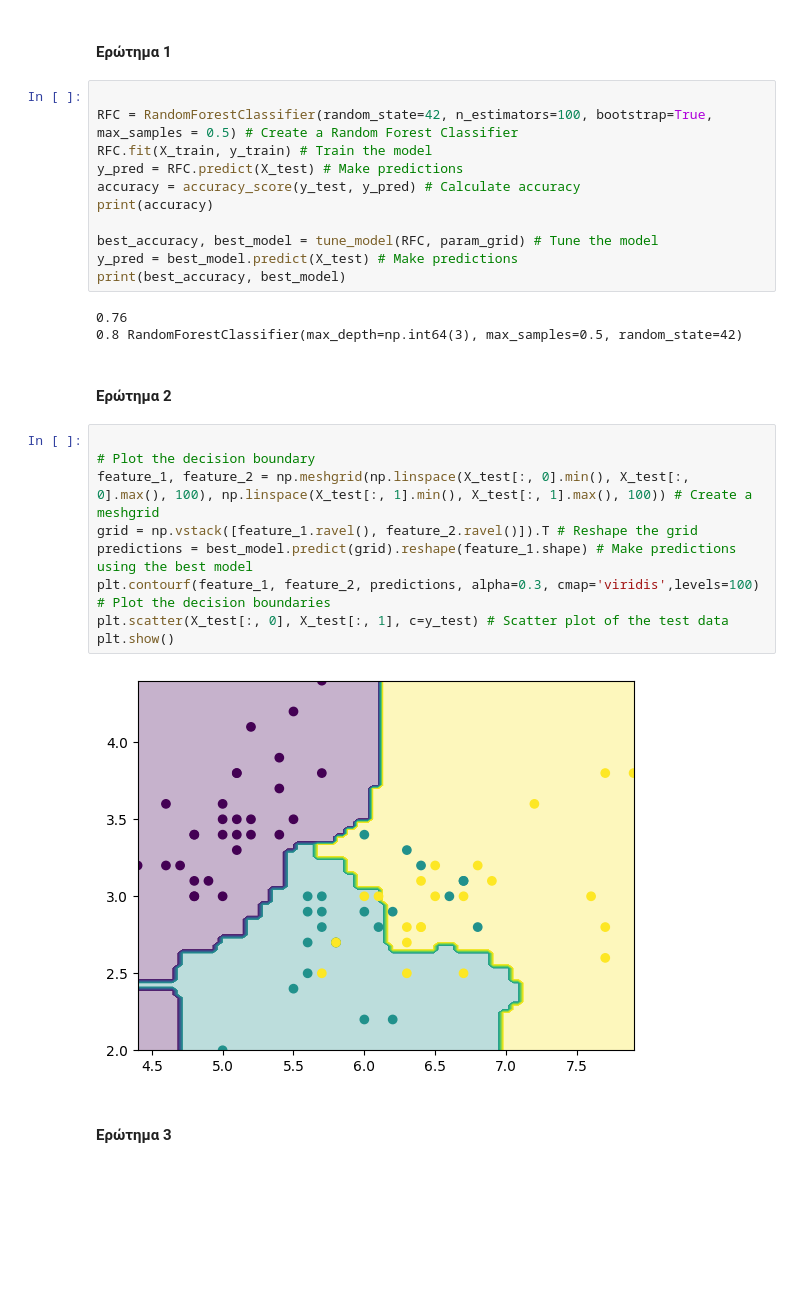
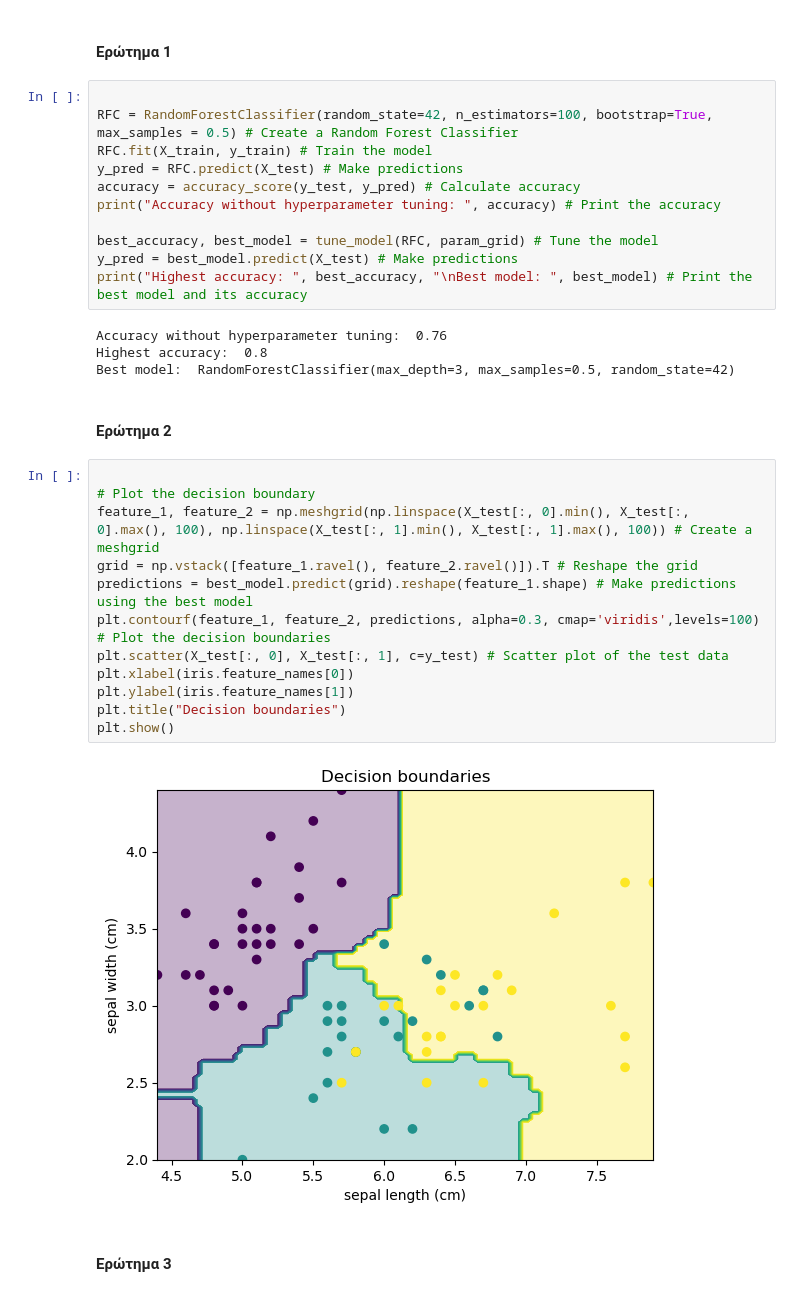
Before and after one commit to bilonio/ProjectML, a Jupyter notebook: Team30-AC.ipynb, the cells around one changed output. Cells and saved outputs as stored; diff of their text form; blank space fills up the shorter version.

```diff
--- a/Team30-AC.ipynb
+++ b/Team30-AC.ipynb
@@ -345,26 +349,30 @@ RFC = RandomForestClassifier(random_state=42, n_estimators=100, bootstrap=True,
 RFC.fit(X_train, y_train) # Train the model
 y_pred = RFC.predict(X_test) # Make predictions
 accuracy = accuracy_score(y_test, y_pred) # Calculate accuracy
-print(accuracy)
+print("Accuracy without hyperparameter tuning: ", accuracy) # Print the accuracy
 
 best_accuracy, best_model = tune_model(RFC, param_grid) # Tune the model
 y_pred = best_model.predict(X_test) # Make predictions
-print(best_accuracy, best_model)
+print("Highest accuracy: ", best_accuracy, "\nBest model: ", best_model) # Print the best model and its accuracy
 # %% [output]
-0.76
-0.8 RandomForestClassifier(max_depth=np.int64(3), max_samples=0.5, random_state=42)
+Accuracy without hyperparameter tuning:  0.76
+Highest accuracy:  0.8
+Best model:  RandomForestClassifier(max_depth=3, max_samples=0.5, random_state=42)
 # %% [markdown]
 #### Ερώτημα 2
 # %%
 
 # Plot the decision boundary
 feature_1, feature_2 = np.meshgrid(np.linspace(X_test[:, 0].min(), X_test[:, 0].max(), 100), np.linspace(X_test[:, 1].min(), X_test[:, 1].max(), 100)) # Create a meshgrid
 grid = np.vstack([feature_1.ravel(), feature_2.ravel()]).T # Reshape the grid
 predictions = best_model.predict(grid).reshape(feature_1.shape) # Make predictions using the best model
 plt.contourf(feature_1, feature_2, predictions, alpha=0.3, cmap='viridis',levels=100) # Plot the decision boundaries
 plt.scatter(X_test[:, 0], X_test[:, 1], c=y_test) # Scatter plot of the test data
+plt.xlabel(iris.feature_names[0])
+plt.ylabel(iris.feature_names[1])
+plt.title("Decision boundaries")
 plt.show()
 # %% [output]
-[figure, old version]
+[figure, new version]
 # %% [markdown]
 #### Ερώτημα 3
```
Also changed, not shown: parts of 8 cells of this notebook.
